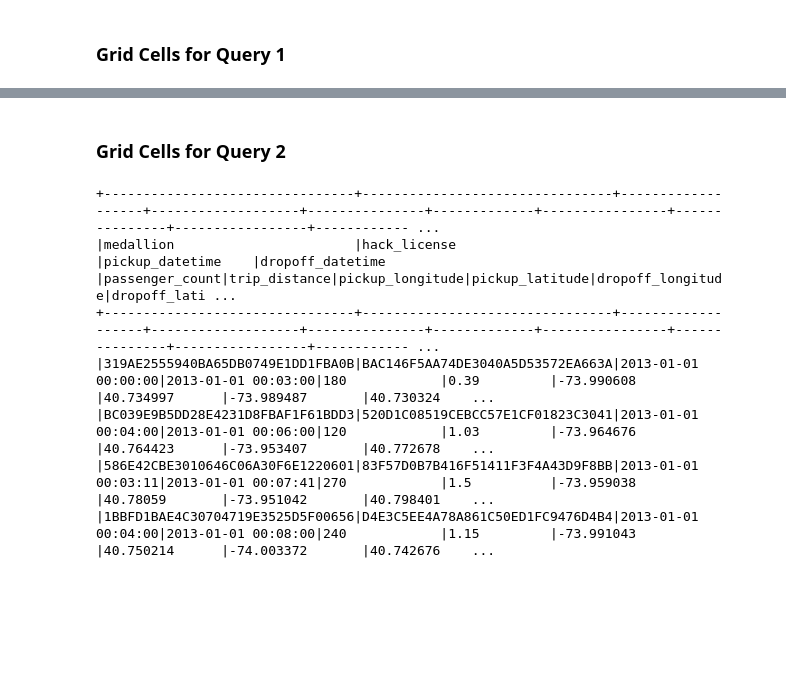
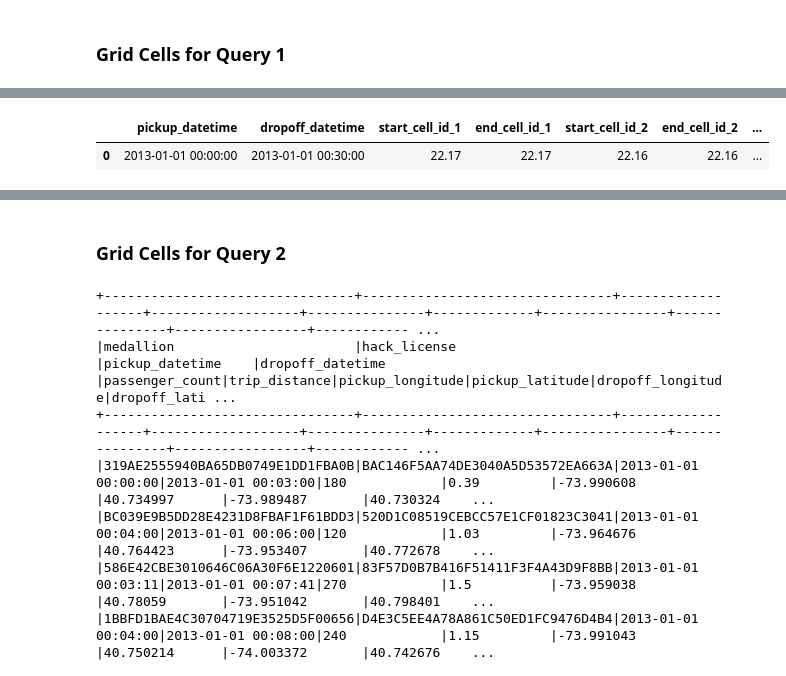
Before and after one commit to pirjo2/bdm-projects, a Jupyter notebook: Project_2/P2.ipynb, the cells around one changed output, grey strips where cells are left out. Cells and saved outputs as stored; diff of their text form; code cells hidden in the pictures; blank space fills up the shorter version.

```diff
--- a/Project_2/P2.ipynb
+++ b/Project_2/P2.ipynb
@@ -263,0 +263,84 @@ Time Window: 2013-01-01 02:30:00 to 2013-01-01 03:00:00
+# %%
+# Query 1.2: update the query with the delay attribute
+# Aid from ChatGPT was used for the following code
+
+previous_top_routes = None
+
+def process_batch2(df, epoch_id):
+
+    global previous_top_routes
+
+    batch_start_time = datetime.now()
+
+    df = df.orderBy(col("window.start").desc(), col("Number of Rides").desc())
+
+    # Collect unique time windows
+    windows = df.select("window").distinct().orderBy("window.start").collect()
+
+    for window_row in windows:
+        time_window = window_row["window"]
+        start_time = time_window.start.strftime("%Y-%m-%d %H:%M:%S")
+        end_time = time_window.end.strftime("%Y-%m-%d %H:%M:%S")
+
+        # Measure delay
+        delay = (datetime.now() - batch_start_time).total_seconds()
+
+
+        # Retrieve top 10 routes
+        top_routes = (
+            df.filter(col("window.start") == time_window.start)
+            .select("start_cell", "end_cell")
+            .orderBy(col("Number of Rides").desc())
+            .limit(10)
+            .collect()
+        )
+
+        # Flatten the result into a list for comparing
+        current_top_routes = [(r["start_cell"], r["end_cell"]) for r in top_routes]
+
+        # Compare with the previous top routes, only update if there have been changes
+        if current_top_routes != previous_top_routes:
+
+            previous_top_routes = current_top_routes
+
+            # Flatten results into a single row for display
+            result = [start_time, end_time]
+
+            for i in range(10):
+                if i < len(top_routes):
+                    result.append(top_routes[i]["start_cell"])
+                    result.append(top_routes[i]["end_cell"])
+                else:
+                    # Filling with NULLs if fewer routes exist
+                    result.append(None)
+                    result.append(None)
+
+            result.append(delay)
+
+            # Convert result to a Pandas DataFrame for display
+            result_df = pd.DataFrame([result], columns=[
+                "pickup_datetime", "dropoff_datetime",
+                "start_cell_id_1", "end_cell_id_1", "start_cell_id_2", "end_cell_id_2",
+                "start_cell_id_3", "end_cell_id_3", "start_cell_id_4", "end_cell_id_4",
+                "start_cell_id_5", "end_cell_id_5", "start_cell_id_6", "end_cell_id_6",
+                "start_cell_id_7", "end_cell_id_7", "start_cell_id_8", "end_cell_id_8",
+                "start_cell_id_9", "end_cell_id_9", "start_cell_id_10", "end_cell_id_10",
+                "delay"
+            ])
+
+            # Display the result
+            display(result_df)
+
+# Streaming query
+query: DataStreamWriter = (
+    top_routes_df
+    .writeStream
+    .outputMode("update")
+    .foreachBatch(process_batch2)
+    .start()
+)
+
+query.awaitTermination()
+# %% [output]
+|  | pickup_datetime | dropoff_datetime | start_cell_id_1 | end_cell_id_1 | start_cell_id_2 | end_cell_id_2 | ... |
+| 0 | 2013-01-01 00:00:00 | 2013-01-01 00:30:00 | 22.17 | 22.17 | 22.16 | 22.16 | ... |
```
Also changed, not shown: parts of 7 cells of this notebook.
